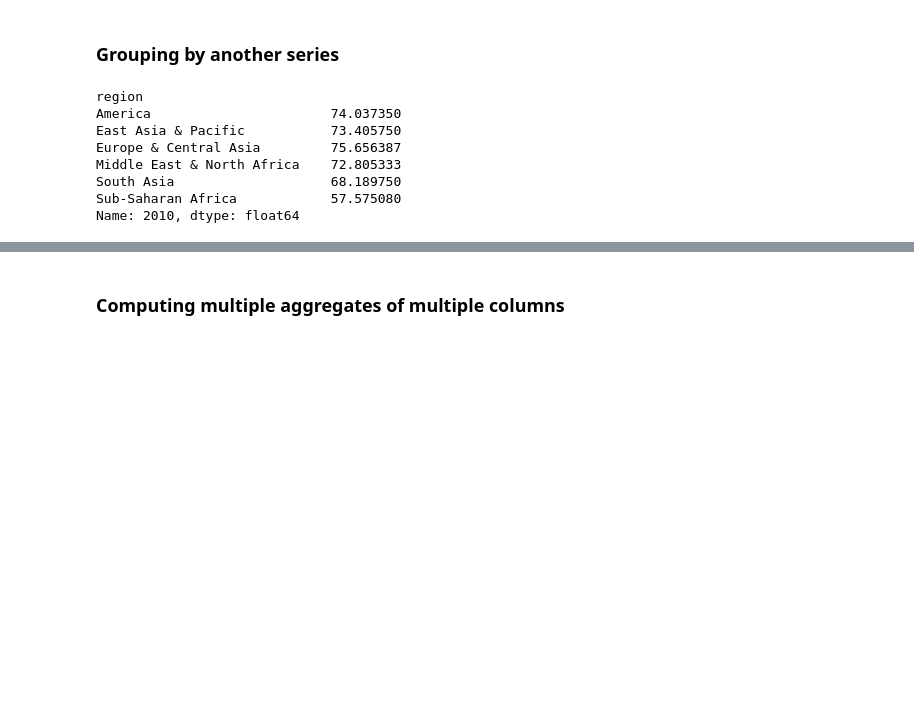
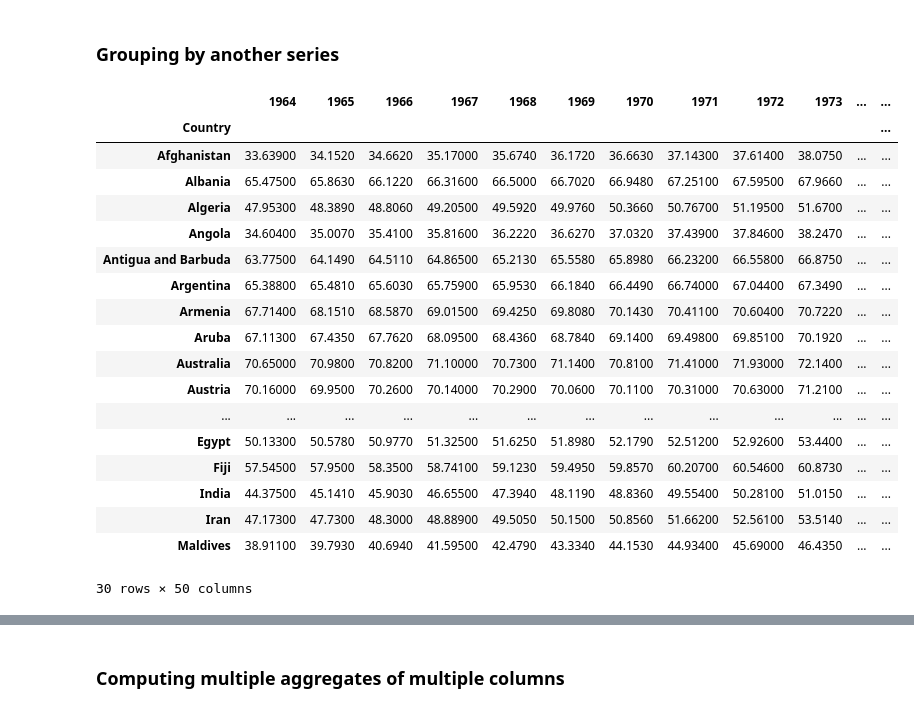
Before and after one commit to superjarle/Jarles-lekekasse, a Jupyter notebook: DataCamp DataScience/Manipulating_DataFrames_with_Pandas.ipynb, the cells around one changed output, grey strips where cells are left out. Cells and saved outputs as stored; diff of their text form; code cells hidden in the pictures; blank space fills up the shorter version.

```diff
--- a/DataCamp DataScience/Manipulating_DataFrames_with_Pandas.ipynb
+++ b/DataCamp DataScience/Manipulating_DataFrames_with_Pandas.ipynb
@@ -411,25 +548,38 @@ Name: survived, dtype: int64
 # %%
 # Read life_fname into a DataFrame: life
 life = pd.read_csv(
     "https://s3.amazonaws.com/assets.datacamp.com/production/course_1650/datasets/life_expectancy.csv"
     , index_col = "Country")
 
 # Read regions_fname into a DataFrame: regions
 regions = pd.read_csv('https://s3.amazonaws.com/assets.datacamp.com/production/course_1650/datasets/regions.csv',
                       index_col='Country')
 
 # Group life by regions['region']: life_by_region
 life_by_region = life.groupby(regions['region'])
 
 # Print the mean over the '2010' column of life_by_region
-print(life_by_region['2010'].mean())
+#print(life_by_region.mean())
+
+life_by_region.head()
 # %% [output]
+|  | 1964 | 1965 | 1966 | 1967 | 1968 | 1969 | 1970 | 1971 | 1972 | 1973 | ... | ... |
+| Country |  |  |  |  |  |  |  |  |  |  |  | ... |
+| Afghanistan | 33.63900 | 34.1520 | 34.6620 | 35.17000 | 35.6740 | 36.1720 | 36.6630 | 37.14300 | 37.61400 | 38.0750 | ... | ... |
+| Albania | 65.47500 | 65.8630 | 66.1220 | 66.31600 | 66.5000 | 66.7020 | 66.9480 | 67.25100 | 67.59500 | 67.9660 | ... | ... |
+| Algeria | 47.95300 | 48.3890 | 48.8060 | 49.20500 | 49.5920 | 49.9760 | 50.3660 | 50.76700 | 51.19500 | 51.6700 | ... | ... |
+| Angola | 34.60400 | 35.0070 | 35.4100 | 35.81600 | 36.2220 | 36.6270 | 37.0320 | 37.43900 | 37.84600 | 38.2470 | ... | ... |
+| Antigua and Barbuda | 63.77500 | 64.1490 | 64.5110 | 64.86500 | 65.2130 | 65.5580 | 65.8980 | 66.23200 | 66.55800 | 66.8750 | ... | ... |
+| Argentina | 65.38800 | 65.4810 | 65.6030 | 65.75900 | 65.9530 | 66.1840 | 66.4490 | 66.74000 | 67.04400 | 67.3490 | ... | ... |
+| Armenia | 67.71400 | 68.1510 | 68.5870 | 69.01500 | 69.4250 | 69.8080 | 70.1430 | 70.41100 | 70.60400 | 70.7220 | ... | ... |
+| Aruba | 67.11300 | 67.4350 | 67.7620 | 68.09500 | 68.4360 | 68.7840 | 69.1400 | 69.49800 | 69.85100 | 70.1920 | ... | ... |
+| Australia | 70.65000 | 70.9800 | 70.8200 | 71.10000 | 70.7300 | 71.1400 | 70.8100 | 71.41000 | 71.93000 | 72.1400 | ... | ... |
+| Austria | 70.16000 | 69.9500 | 70.2600 | 70.14000 | 70.2900 | 70.0600 | 70.1100 | 70.31000 | 70.63000 | 71.2100 | ... | ... |
+| ... | ... | ... | ... | ... | ... | ... | ... | ... | ... | ... | ... | ... |
+| Egypt | 50.13300 | 50.5780 | 50.9770 | 51.32500 | 51.6250 | 51.8980 | 52.1790 | 52.51200 | 52.92600 | 53.4400 | ... | ... |
+| Fiji | 57.54500 | 57.9500 | 58.3500 | 58.74100 | 59.1230 | 59.4950 | 59.8570 | 60.20700 | 60.54600 | 60.8730 | ... | ... |
+| India | 44.37500 | 45.1410 | 45.9030 | 46.65500 | 47.3940 | 48.1190 | 48.8360 | 49.55400 | 50.28100 | 51.0150 | ... | ... |
+| Iran | 47.17300 | 47.7300 | 48.3000 | 48.88900 | 49.5050 | 50.1500 | 50.8560 | 51.66200 | 52.56100 | 53.5140 | ... | ... |
+| Maldives | 38.91100 | 39.7930 | 40.6940 | 41.59500 | 42.4790 | 43.3340 | 44.1530 | 44.93400 | 45.69000 | 46.4350 | ... | ... |
-region
-America                       74.037350
-East Asia & Pacific           73.405750
-Europe & Central Asia         75.656387
-Middle East & North Africa    72.805333
-South Asia                    68.189750
-Sub-Saharan Africa            57.575080
-Name: 2010, dtype: float64
+30 rows × 50 columns
 [interactive output not drawn]
```
Also changed, not shown: parts of 38 cells of this notebook.
